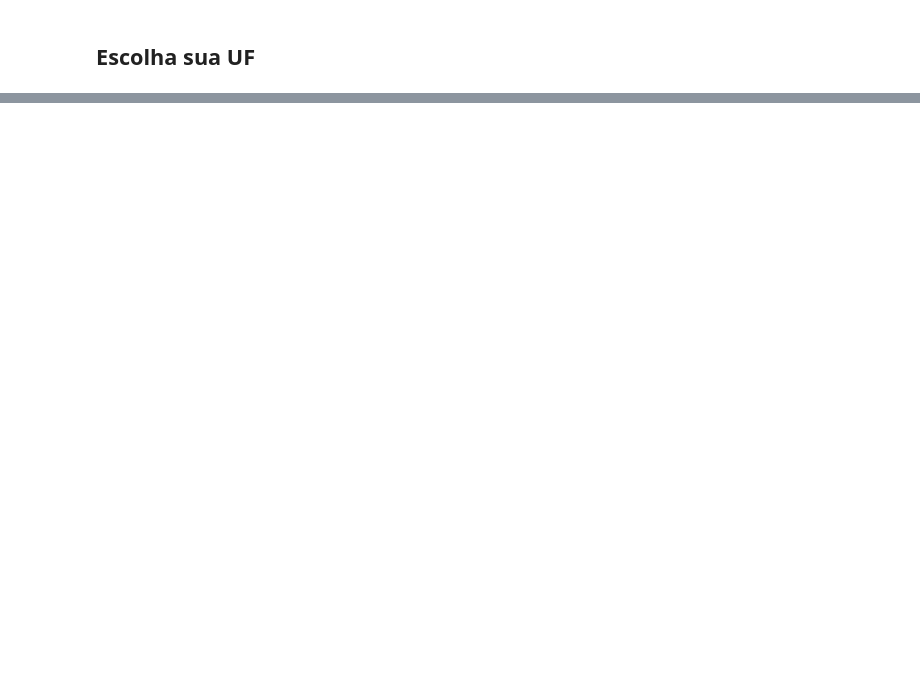
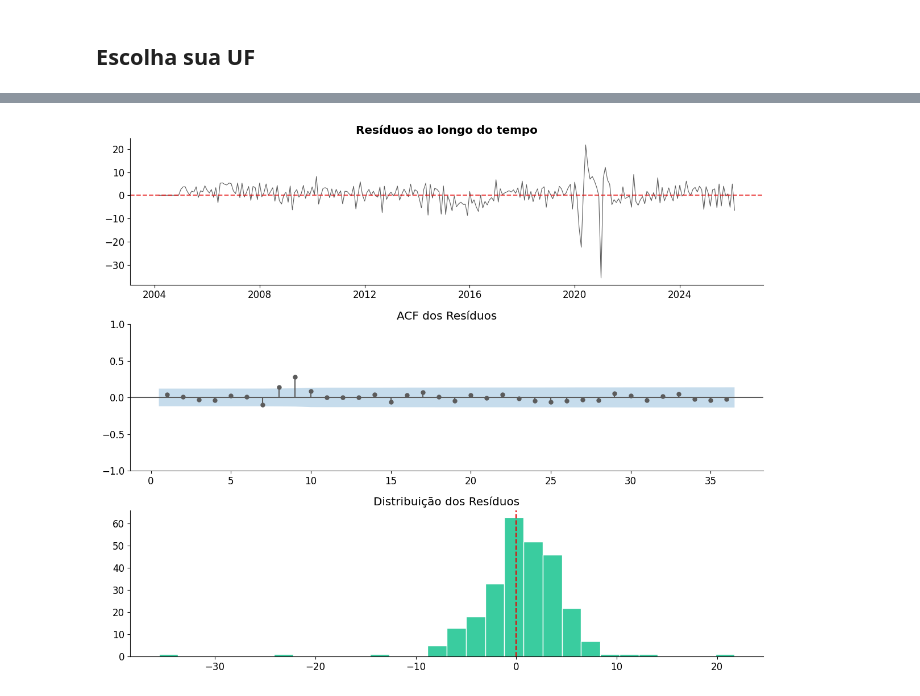
Before and after one commit to juunavarro/financial_analytics_lab_1_julia_navarro.github.io, a Jupyter notebook: template-exercicio-sarima.ipynb, the cells around one changed output, grey strips where cells are left out. Drawn from its saved outputs; the diff is of its cells as text; code cells hidden in the pictures; blank space fills up the shorter version.

```diff
--- a/template-exercicio-sarima.ipynb
+++ b/template-exercicio-sarima.ipynb
@@ -68,0 +236,12 @@ df_sf.head()
+# %%
+sf = StatsForecast(
+    models=[AutoARIMA(season_length=12)],
+    freq='MS'
+)
+
+sf.fit(df_sf)
+
+# Ver o modelo escolhido
+fitted_model = sf.fitted_[0][0].model_
+print(f"Modelo escolhido: SARIMA{fitted_model['arma']}")
+print(fitted_model)
@@ -68,0 +266,24 @@ df_sf.head()
+# %%
+residuos = fitted_model['residuals']
+
+fig, axes = plt.subplots(3, 1, figsize=(12, 10))
+
+# Resíduos ao longo do tempo
+axes[0].plot(df_sf["ds"][2:], residuos[2:], color=INSPER_GRAY, linewidth=0.8)
+axes[0].axhline(y=0, color=INSPER_RED, linestyle='--', alpha=0.7)
+axes[0].set_title('Resíduos ao longo do tempo', fontweight='bold')
+
+# ACF dos resíduos
+plot_acf(residuos, ax=axes[1], lags=36, zero=False,
+         color=INSPER_GRAY, vlines_kwargs={'colors': INSPER_GRAY})
+axes[1].set_title('ACF dos Resíduos')
+
+# Histograma dos resíduos
+axes[2].hist(residuos, bins=30, color=INSPER_TURQUESA, edgecolor='white')
+axes[2].set_title('Distribuição dos Resíduos')
+axes[2].axvline(x=0, color=INSPER_RED, linestyle='--')
+
+plt.tight_layout()
+plt.show()
+# %% [output]
+[figure, added]
```
Also changed, not shown: parts of 15 cells of this notebook.
